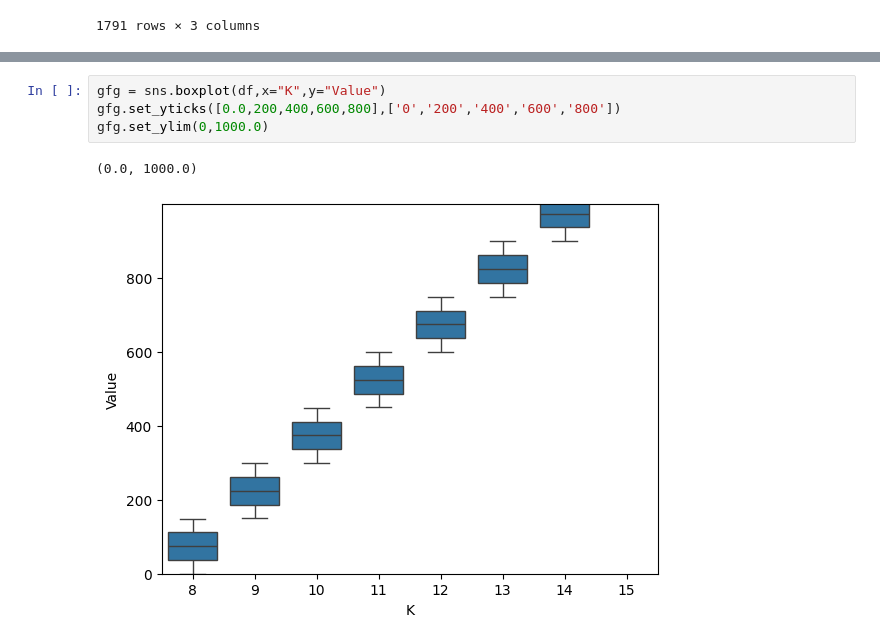
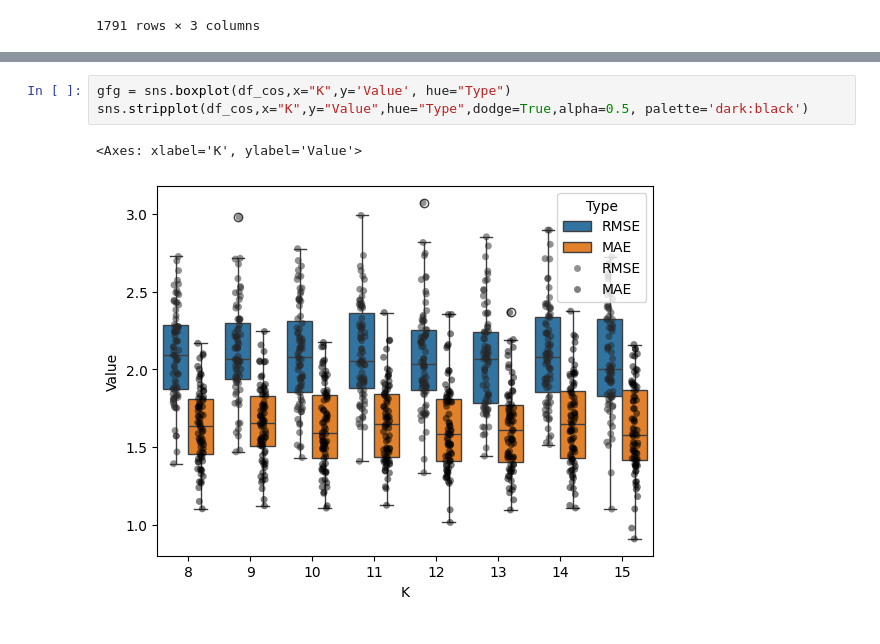
Before and after one commit to Franciline/Recommendation_system, a Jupyter notebook: rmse_mae_evolution.ipynb, the cells around one changed output, grey strips where cells are left out. Drawn from its saved outputs; the diff is of its cells as text.

```diff
--- a/rmse_mae_evolution.ipynb
+++ b/rmse_mae_evolution.ipynb
@@ -100,7 +96,6 @@ df
-# %%
-gfg = sns.boxplot(df,x="K",y="Value")
-gfg.set_yticks([0.0,200,400,600,800],['0','200','400','600','800'])
-gfg.set_ylim(0,1000.0)
-# %% [output]
-(0.0, 1000.0)
-[figure, removed]
+# %%
+gfg = sns.boxplot(df_cos,x="K",y='Value', hue="Type")
+sns.stripplot(df_cos,x="K",y="Value",hue="Type",dodge=True,alpha=0.5, palette='dark:black')
+# %% [output]
+<Axes: xlabel='K', ylabel='Value'>
+[figure, added]
```
Also changed, not shown: parts of 5 cells of this notebook, 1 other file.
